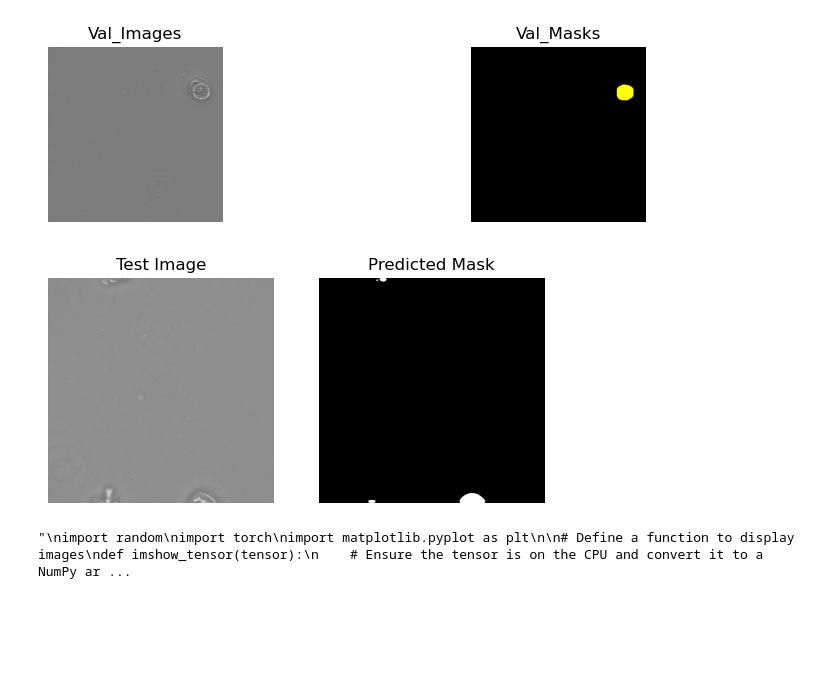
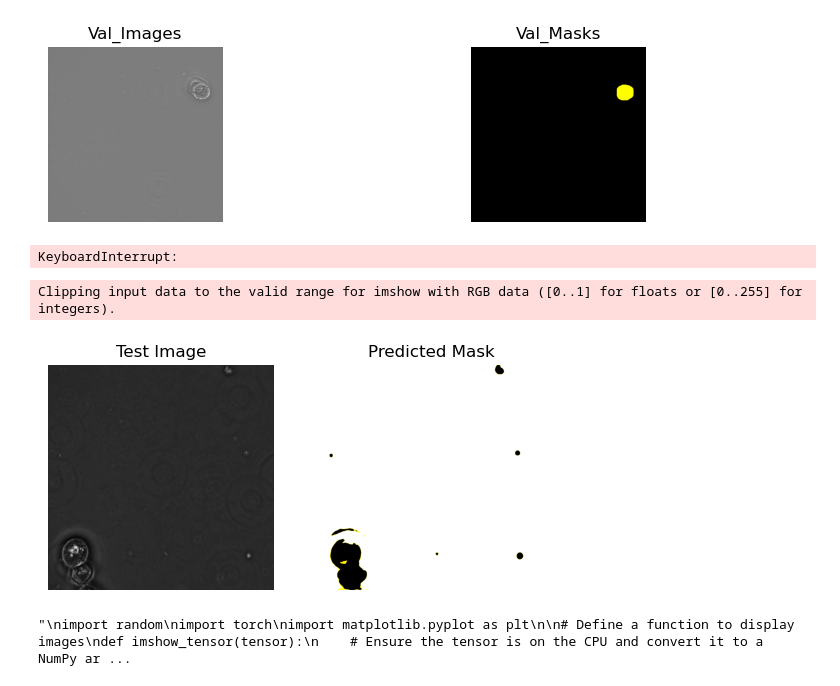
Before and after one commit to Belis0811/Unet, a Jupyter notebook: process_data.ipynb, the cells around one changed output. Saved outputs shown, nothing was run; the diff lists cells and outputs as text; code cells hidden in the pictures; blank space fills up the shorter version.

```diff
--- a/process_data.ipynb
+++ b/process_data.ipynb
@@ -385,7 +386,7 @@ class EarlyStopping:
         if self.best_score is None:
             self.best_score = val_loss
             self.save_checkpoint(model)
-        elif val_loss > self.best_score:
+        elif val_loss < self.best_score:
             self.counter += 1
             if self.verbose:
                 print(f'EarlyStopping counter: {self.counter} out of {self.patience}')
@@ -464,7 +466,7 @@ for epoch in range(0,num_epochs):
     model.train()
     total_loss = 0.0
     total_iou = 0.0
-    for inputs, labels in tqdm(train_loader):
+    for i,(inputs, labels) in enumerate(tqdm(train_loader)):
         gpu = torch.cuda.get_device_properties(device1)
         #print(f'{device1}: {gpu.name}, Total Memory: {gpu.total_memory / 1024**2:.2f} MB, Free Memory: {torch.cuda.max_memory_allocated(device1) / 1024**2:.2f} MB')
         #print(torch.cuda.memory_allocated(device1))
@@ -488,6 +490,11 @@ for epoch in range(0,num_epochs):
         total_loss += loss.item()
         total_iou += iou.item()
 
+        if i % 50 == 0:
+            print(f"Epoch {epoch+1}: Batch[{i}/{len(train_loader)}] Loss: {loss.item()} IoU: {iou.item()}")
+        if i % 100 == 0:
+            print(f'Saving model...')
+            torch.save(model.state_dict(), 'checkpoint.pth')
     avg_loss = total_loss / len(train_loader)
     avg_iou = total_iou / len(train_loader)
     print(f"Epoch [{epoch+1}/{num_epochs}] Loss: {avg_loss} IoU: {avg_iou}")
@@ -495,10 +502,12 @@ for epoch in range(0,num_epochs):
     best_loss = min(best_loss,avg_loss)
     best_iou = max(best_iou,avg_iou)
 
-    if early_stopping(avg_loss, model):
+    if early_stopping(avg_iou, model):
         print('Early stopping triggered')
         break
 print(f'Best loss is {best_loss}, besst iou is {best_iou}')
+# %% [output]
+KeyboardInterrupt:
 # %%
 model = model.to(device2)
 model.eval()
@@ -516,8 +525,8 @@ with torch.no_grad():
     #preds_train = model(X_train[:int(X_train.shape[0]*0.9)])
     #preds_val = model(X_train[int(X_train.shape[0]*0.9):])
     #preds_train = model(x_train_tensor.permute(0,3,1,2).to(device2))
-    preds_val = model(val_X[:int(val_X.shape[0]*0.1)].to(device1))
-    preds_test = model(X_test[:int(X_test.shape[0]*0.1)].to(device1))
+    preds_val = model(val_X[:int(val_X.shape[0]*0.05)].to(device1))
+    preds_test = model(X_test[:int(X_test.shape[0]*0.05)].to(device1))
 
 
 # Threshold predictions
@@ -536,26 +545,30 @@ import matplotlib.pyplot as plt
 
 X_test = torch.Tensor(X_test).permute(0, 2, 3, 1)
 # %%
-random_index = random.randint(0, len(preds_test_t) - 1)
+random_index = random.randint(0, len(preds_test) - 1)
 test_image = X_test[random_index,:, :, 0].cpu()
-predicted_mask = preds_test_t[random_index].cpu()
+predicted_mask = preds_test[random_index].cpu()
+
+predicted_mask = np.transpose(predicted_mask, (1, 2, 0))
+
 # print(test_image.shape)
 # print(predicted_mask.shape)
 #plt.figure(figsize=(10, 5))
 plt.subplot(1, 2, 1)
 #plt.imshow(test_image, cmap='gray')
 plt.imshow(test_image, cmap='gray')
 plt.title("Test Image")
 plt.axis('off')
 
 plt.subplot(1, 2, 2)
-plt.imshow(predicted_mask[0],cmap='gray')
+plt.imshow(predicted_mask)
 plt.title("Predicted Mask")
 plt.axis('off')
 
 plt.show()
 # %% [output]
+Clipping input data to the valid range for imshow with RGB data ([0..1] for floats or [0..255] for integers).
-[figure, old version]
+[figure, new version]
 # %%
 '''
 import random
```
Also changed, not shown: parts of 4 cells of this notebook.
